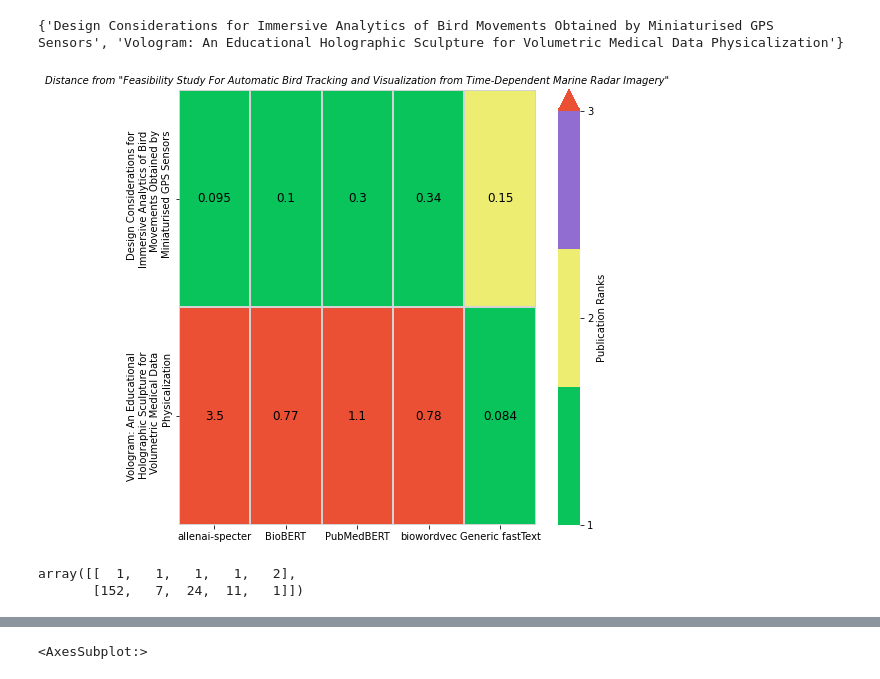
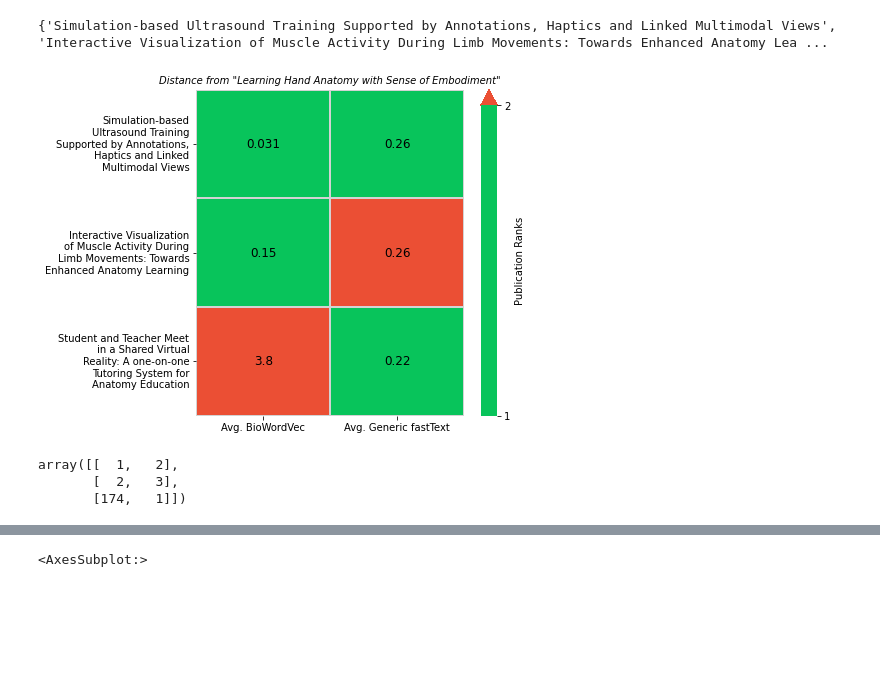
Before and after one commit to pruthvi-hegde/biomedvis, a Jupyter notebook: notebooks/k_neighbours.ipynb, the cells around one changed output, grey strips where cells are left out. Cells and saved outputs as stored; diff of their text form; code cells hidden in the pictures; blank space fills up the shorter version.

```diff
--- a/notebooks/k_neighbours.ipynb
+++ b/notebooks/k_neighbours.ipynb
@@ -63,8 +63,10 @@ def draw_plot(target_title, K):
     #           'generic_fasttext']
     # model_names = ['all-mpnet-base-v2', 'allenai-specter', 'BioWordVec',
     #           'Generic fastText']
-    models = ['allenai_specter', 'biobert','pubmedbert', 'biowordvec','generic_fasttext']
-    model_names = ['allenai-specter', 'BioBERT', 'PubMedBERT','biowordvec','Generic fastText']
+    # models = ['all_mpnet_base_v2','allenai_specter','pubmedbert', 'biowordvec','generic_fasttext', 'tfidf', 'bow']
+    # model_names = ['all-mpnet-base-v2', 'allenai-specter', 'PubMedBERT','Avg. BioWordVec','Avg. Generic fastText', 'TFIDF', 'BOW']
+    models = ['biowordvec','generic_fasttext']
+    model_names = ['Avg. BioWordVec','Avg. Generic fastText']
     # models = ['allenai_specter']
 
 
@@ -93,33 +95,35 @@ def draw_plot(target_title, K):
     B= np.array(index_a)
     avg = np.average(A, axis=0)
 
-    labels = ['\n'.join(wrap(l, 30)) for l in allkey]
-    fig, ax = plt.subplots(figsize=(8, 8))
-    my_colors = ['#08c45b', '#eded72','#926dd1']
+    labels = ['\n'.join(wrap(l, 25)) for l in allkey]
+    fig, ax = plt.subplots(figsize=(6, 6))
+    # my_colors = ['#08c45b', '#eded72','#926dd1']
+    my_colors = ['#08c45b']
     my_cmap = ListedColormap(my_colors)
     my_cmap.set_over('#eb4f34')
     ax = sns.heatmap(B, xticklabels=model_names, yticklabels=labels, annot=A, cbar_kws={'label':'Publication Ranks',
                                                                                   'extend':'max',
-                                                                                    'ticks':[1,2,3]},
-                cmap=my_cmap, vmin=1, vmax=3, cbar=True, ax=ax,
+                                                                                    'ticks':[1,2]},
+                cmap=my_cmap, vmin=1, vmax=2, cbar=True, ax=ax,
                 annot_kws={'fontsize': 12, 'color':'black', 'alpha':1}, linewidths=0.08, linecolor='lightgray')
     # ax = sns.heatmap(B, mask=B < 2, cmap='Blues', annot=A,xticklabels=models, yticklabels=allkey, vmin=0, vmax=1, cbar=False, ax=ax)
     # colorbar = ax.collections[0].colorbar
-    # colorbar.set_ticks([0,1,2])
-    # colorbar.set_ticklabels(['1', '2', '3'])
+    # colorbar.set_ticks([0,1])
+    # colorbar.set_ticklabels(['1', '2'])
     plt.title(label=f'Distance from \"{target_title}\"', fontsize=10, fontstyle='oblique')
     plt.show()
     return B
-# %%
-target_title1 = "Feasibility Study For Automatic Bird Tracking and Visualization from Time-Dependent Marine Radar Imagery"
-B = draw_plot(target_title1, 2)
-B = np.array(B)
-B
-# %% [output]
-{'Design Considerations for Immersive Analytics of Bird Movements Obtained by Miniaturised GPS Sensors', 'Vologram: An Educational Holographic Sculpture for Volumetric Medical Data Physicalization'}
-[figure, removed]
-array([[  1,   1,   1,   1,   2],
-       [152,   7,  24,  11,   1]])
+# %%
+target_title1 = "Learning Hand Anatomy with Sense of Embodiment"
+B = draw_plot(target_title1, 3)
+B = np.array(B)
+B
+# %% [output]
+{'Simulation-based Ultrasound Training Supported by Annotations, Haptics and Linked Multimodal Views', 'Interactive Visualization of Muscle Activity During Limb Movements: Towards Enhanced Anatomy Lea ...
+[figure, added]
+array([[  1,   2],
+       [  2,   3],
+       [174,   1]])
 # %%
 with open('../articles_data/all_articles_with_thumbnail_metadata.json') as f:
     papers = json.load(f)
```
Also changed, not shown: parts of 9 cells of this notebook, 9 other files.
